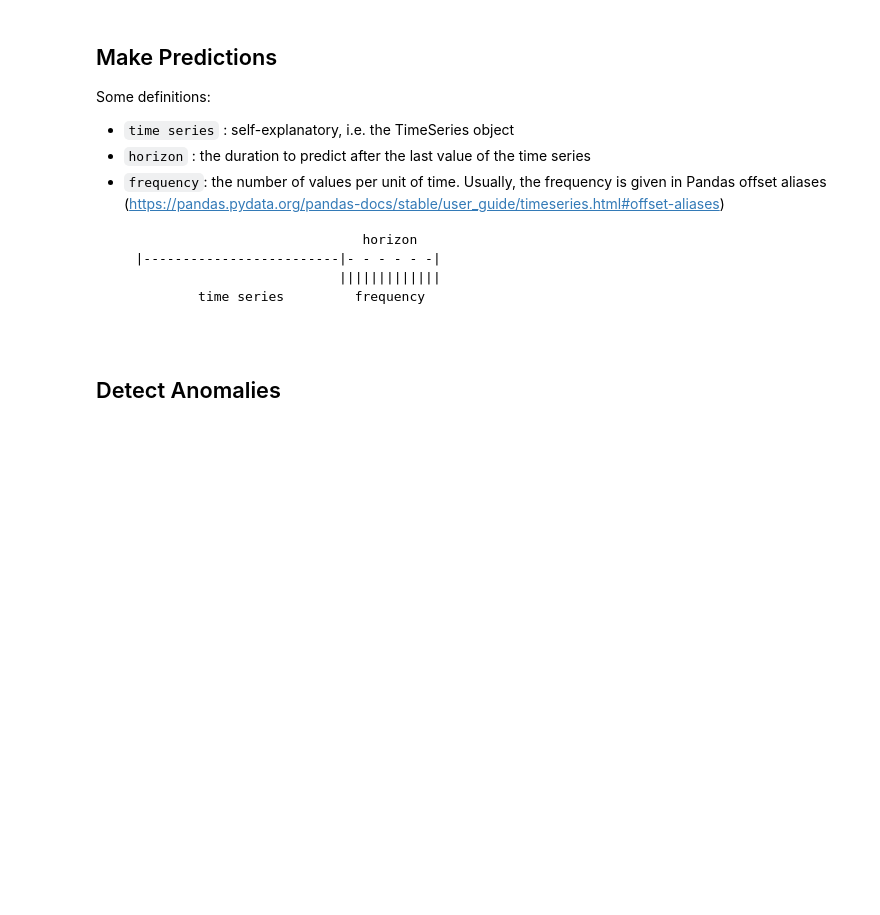
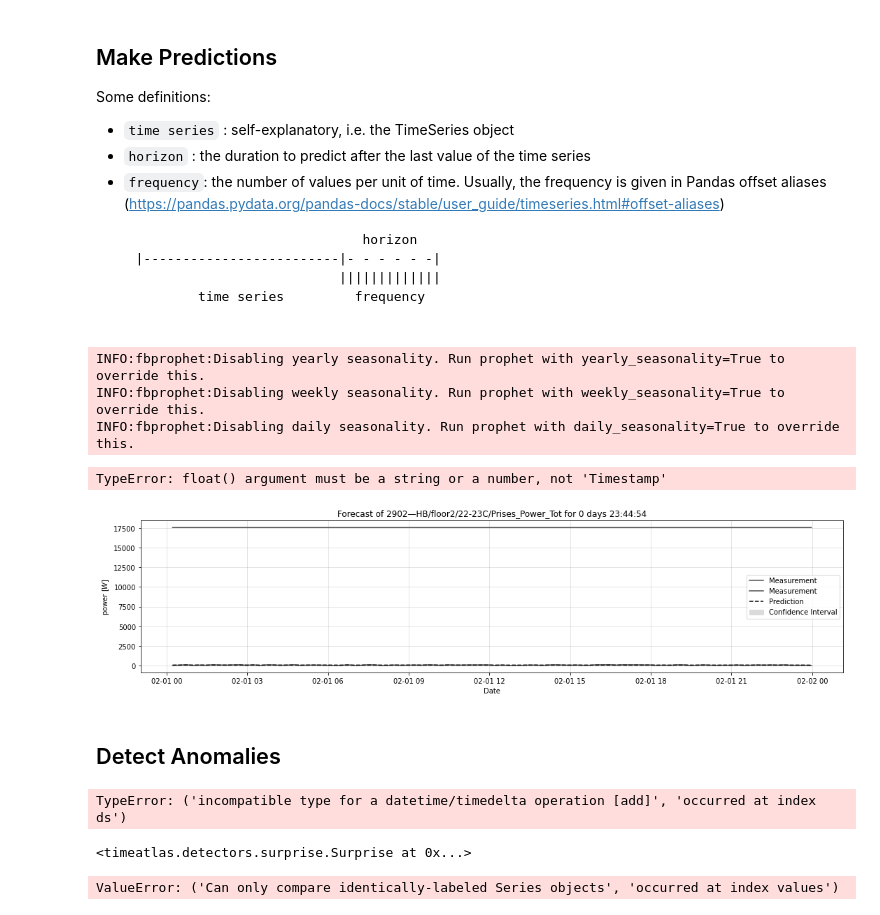
Before and after one commit to timeatlas-dev/timeatlas, a Jupyter notebook: notebooks/scrapbook.ipynb, the cells around one changed output. Saved outputs shown, nothing was run; the diff lists cells and outputs as text; code cells hidden in the pictures; blank space fills up the shorter version.

```diff
--- a/notebooks/scrapbook.ipynb
+++ b/notebooks/scrapbook.ipynb
@@ -99,24 +98,34 @@ Some definitions:
 from timeatlas import models
 # %%
 m1 = models.Prophet()
-m1.fit(ts_meta)
-pts1 = m1.predict(ts_meta)
+m1.fit(ts)
+pts1 = m1.predict(ts)
 pts2 = m1.predict("24 hours")
+# %% [output]
+INFO:fbprophet:Disabling yearly seasonality. Run prophet with yearly_seasonality=True to override this.
+INFO:fbprophet:Disabling weekly seasonality. Run prophet with weekly_seasonality=True to override this.
+INFO:fbprophet:Disabling daily seasonality. Run prophet with daily_seasonality=True to override this.
 # %%
 m2 = models.LinearRegression()
-m2.fit(ts_meta)
-pts3 = m2.predict(ts_meta)
+m2.fit(ts)
+pts3 = m2.predict(ts)
 pts4 = m2.predict("14 days")
+# %% [output]
+TypeError: float() argument must be a string or a number, not 'Timestamp'
 # %%
 from timeatlas import plots
 
-plots.prediction(ts_meta, pts1)
+plots.prediction(ts, pts1)
+# %% [output]
+[figure, added]
 # %% [markdown]
 ## Detect Anomalies
 # %%
 from timeatlas import detectors, metrics
 # %%
 ts.apply(lambda x: x+1).series.head()
+# %% [output]
+TypeError: ('incompatible type for a datetime/timedelta operation [add]', 'occurred at index ds')
 # %%
 # Create the base of the detector.
 # i.e. this detector is based on this model and compute this error
@@ -126,9 +135,13 @@ d = detectors.Surprise(m1, metrics.relative_error)
 d.alerts("quantile", [0.65, 0.8, 0.85, 0.95])\
 
 # Fit the detector with a specific Time Series
-d.fit(ts_meta)
+d.fit(ts)
+# %% [output]
+<timeatlas.detectors.surprise.Surprise at 0x...>
 # %%
 # Detect anomalies with the fitted detector
-a = d.detect(ts2)
+a = d.detect(ts)
+# %% [output]
+ValueError: ('Can only compare identically-labeled Series objects', 'occurred at index values')
 # %%
 a.plot()
```
Also changed, not shown: parts of 5 cells of this notebook, 28 other files.
